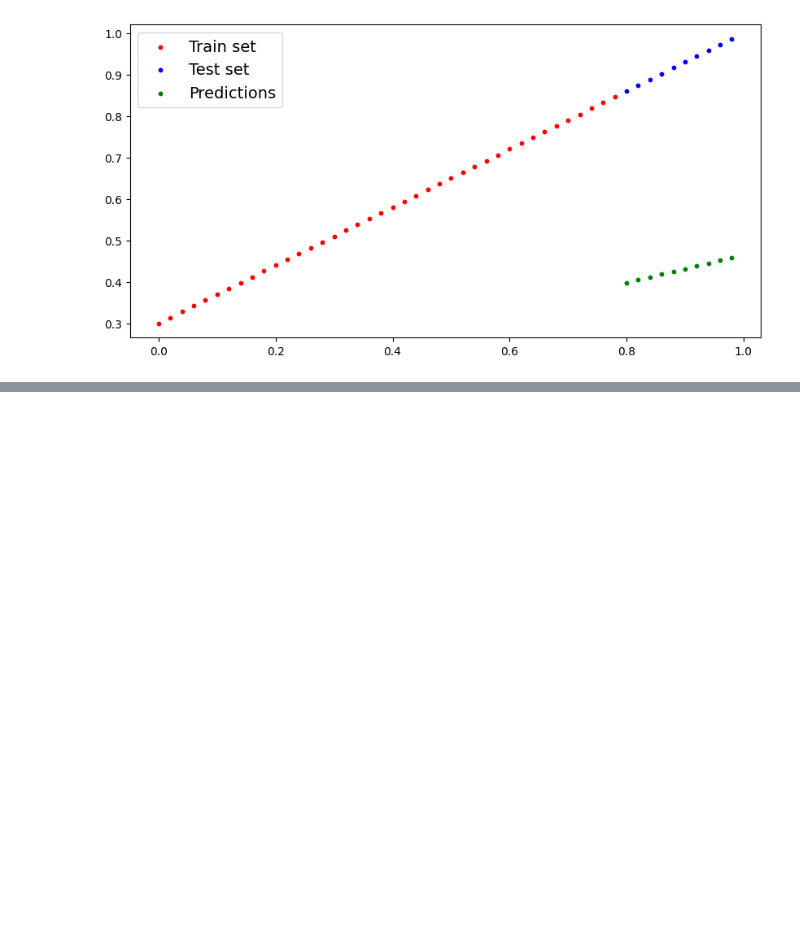
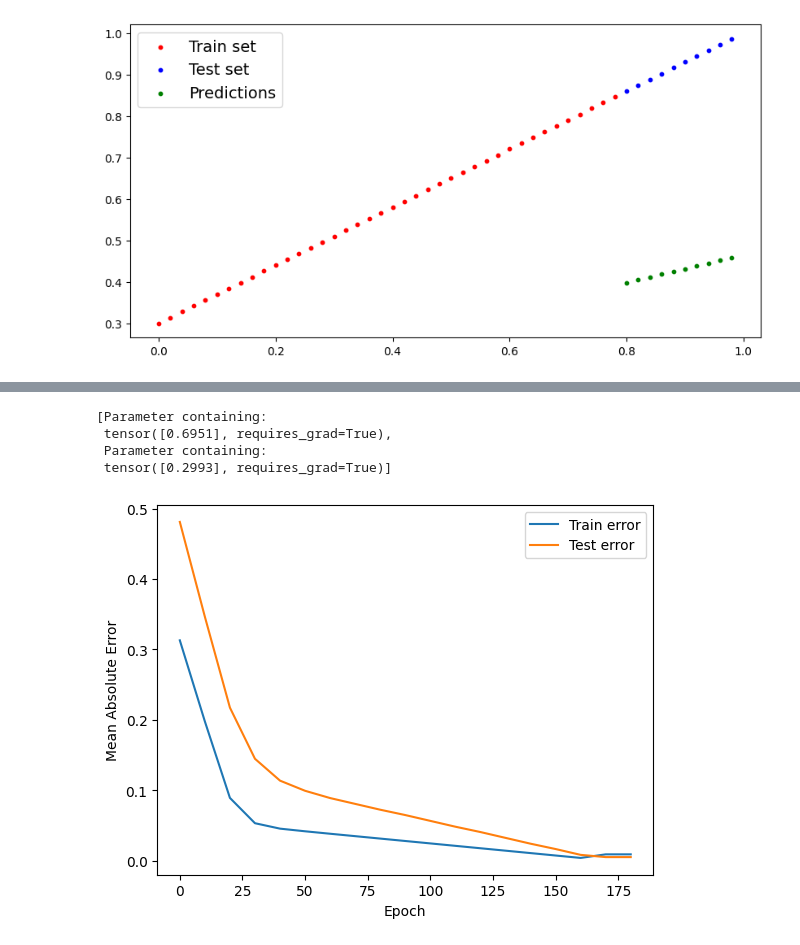
Before and after one commit to zildjianvitoo/pytorch-db, a Jupyter notebook: 01-pytroch-workflow/35-linreg.ipynb, the cells around one changed output, grey strips where cells are left out. Cells and saved outputs as stored; diff of their text form; code cells hidden in the pictures; blank space fills up the shorter version.

Commit message:
learn: build model from scratch

```diff
--- a/01-pytroch-workflow/35-linreg.ipynb
+++ b/01-pytroch-workflow/35-linreg.ipynb
@@ -90,23 +90,41 @@ plot_predictions(test_label=y_test,predictions=y_pred)
 [figure]
 # %%
 loss_fn = nn.L1Loss()
-optimizer = torch.optim.SGD(model_0.parameters(),lr=0.001)
+optimizer = torch.optim.SGD(model_0.parameters(),lr=0.01)
 # %%
+from time import sleep
+epochs = 180
 
-epochs = 100
+epochs_arr = []
+train_mae_values = []
+test_mae_values = []
+for epoch in range(epochs + 1):
 
-for epoch in range(epochs):
     model_0.train()
+    ## Perform forward prop
+    y_pred = model_0(X_train)
 
-    y_pred = model_0(torch.tensor(X_train))
+    ## Count loss function
     loss = loss_fn(y_pred,y_train)
 
+    ## Zero grad
     optimizer.zero_grad()
 
+    ## Perform back propagation to search where the error / compute the gradient (kemiringan garis)
     loss.backward()
 
+    ## Perform gradient descant to minimize cost fn
     optimizer.step()
 
     if epoch % 10 == 0:
-        print(f"Epoch: {epoch},loss: {loss}")
+        epochs_arr.append(epoch)
+        train_mae_values.append(loss.item())
+
+        model_0.eval()
+        with torch.inference_mode():
+            y_pred_test = model_0(X_test)
+            loss_test = loss_fn(y_pred_test,y_test)
+            test_mae_values.append(loss_test)
+        print(f"Epoch: {epoch} | train loss: {loss} | test loss: {loss_test}")
+        sleep(0.2)
 # %% [output]
@@ -122,0 +150,14 @@ Epoch: 90,loss: 0.2091923952102661
+# %%
+plt.xlabel("Epoch")
+plt.ylabel("Mean Absolute Error")
+plt.plot(epochs_arr, train_mae_values, label="Train error")
+plt.plot(epochs_arr, test_mae_values, label="Test error")
+
+plt.legend()
+list(model_0.parameters())
+# %% [output]
+[Parameter containing:
+ tensor([0.6951], requires_grad=True),
+ Parameter containing:
+ tensor([0.2993], requires_grad=True)]
+[figure, added]
```
Also changed, not shown: parts of 7 cells of this notebook, 3 other files.
